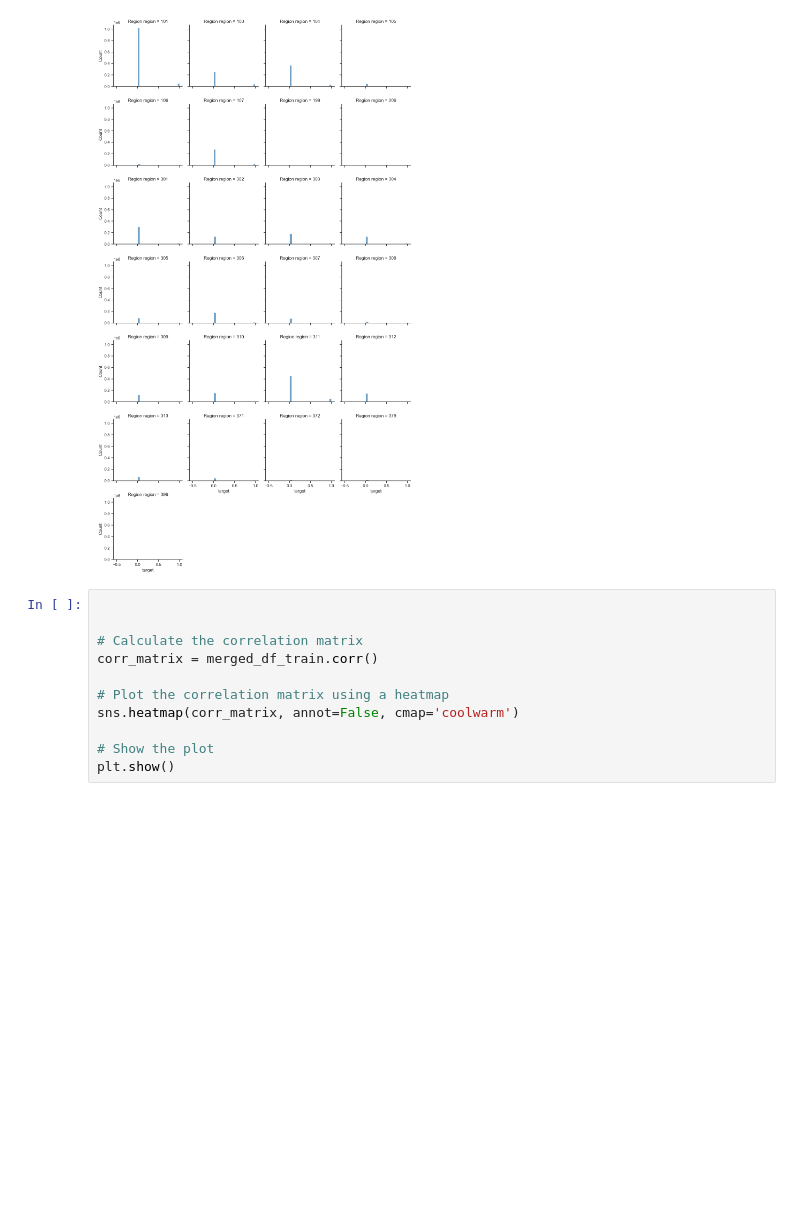
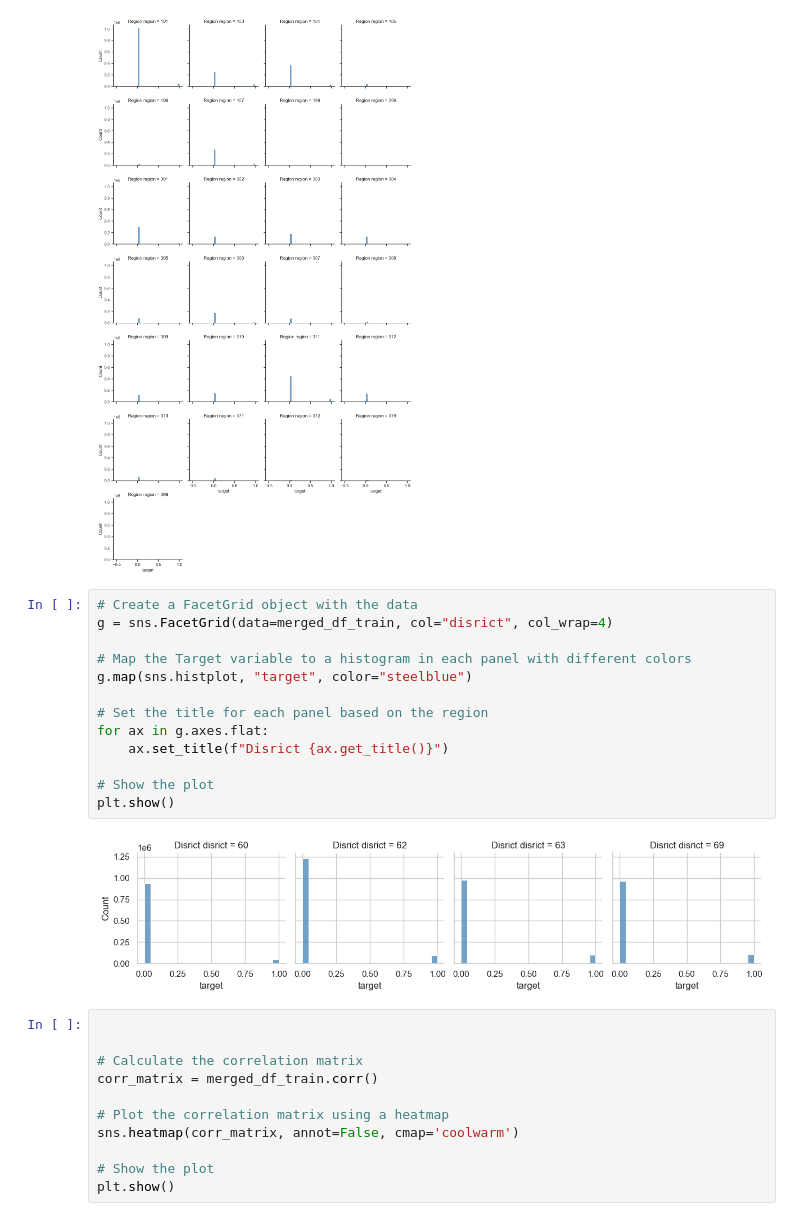
Before and after one commit to tomduese/ds-fraud-detection, a Jupyter notebook: fraud_detection.ipynb, the cells around one changed output. Cells and saved outputs as stored; diff of their text form; blank space fills up the shorter version.

```diff
--- a/fraud_detection.ipynb
+++ b/fraud_detection.ipynb
@@ -549,6 +549,21 @@ for ax in g.axes.flat:
 plt.show()
 # %% [output]
 [figure]
+# %%
+# Create a FacetGrid object with the data
+g = sns.FacetGrid(data=merged_df_train, col="disrict", col_wrap=4)
+
+# Map the Target variable to a histogram in each panel with different colors
+g.map(sns.histplot, "target", color="steelblue")
+
+# Set the title for each panel based on the region
+for ax in g.axes.flat:
+    ax.set_title(f"Disrict {ax.get_title()}")
+
+# Show the plot
+plt.show()
+# %% [output]
+[figure, added]
 # %%
 
 
```
